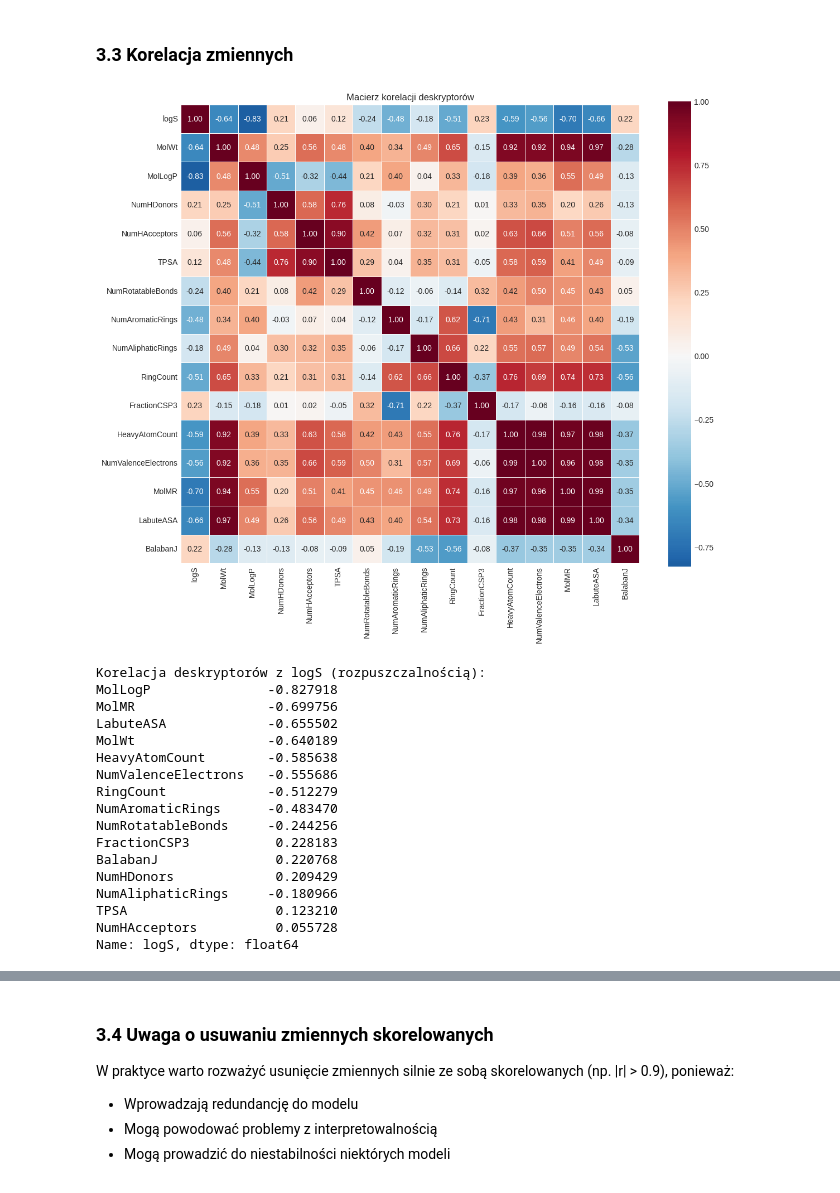
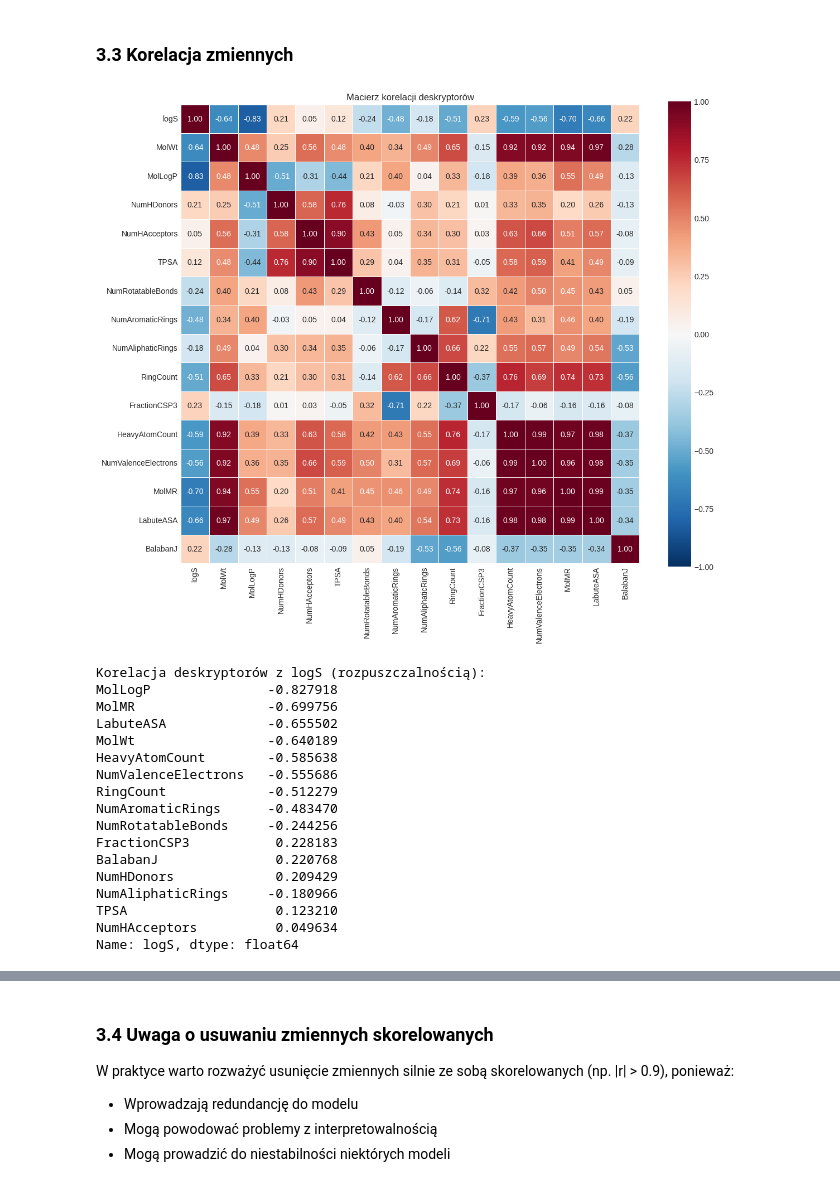
Before and after one commit to marekb-sci/Introduction_to_Biophysics_ML, a Jupyter notebook: cw01_tabelaryczne_ml_ESOL.ipynb, the cells around one changed output, grey strips where cells are left out. Saved outputs shown, nothing was run; the diff lists cells and outputs as text; code cells hidden in the pictures.

```diff
--- a/cw01_tabelaryczne_ml_ESOL.ipynb
+++ b/cw01_tabelaryczne_ml_ESOL.ipynb
@@ -399,12 +399,12 @@ Liczba dostępnych deskryptorów: 217
 Przykładowe deskryptory: ['MaxAbsEStateIndex', 'MaxEStateIndex', 'MinAbsEStateIndex', 'MinEStateIndex', 'qed', 'SPS', 'MolWt', 'HeavyAtomMolWt', 'ExactMolWt', 'NumValenceElectrons']
 # %%
 # Wybierzemy podzbiór użytecznych deskryptorów
-selected_descriptors = [
-    'MolWt', 'MolLogP', 'NumHDonors', 'NumHAcceptors', 'TPSA',
-    'NumRotatableBonds', 'NumAromaticRings', 'NumAliphaticRings',
-    'RingCount', 'FractionCSP3', 'HeavyAtomCount', 'NumValenceElectrons',
-    'MolMR', 'LabuteASA', 'BalabanJ'
-]
+selected_descriptors = descriptor_names #[
+#     'MolWt', 'MolLogP', 'NumHDonors', 'NumHAcceptors', 'TPSA',
+#     'NumRotatableBonds', 'NumAromaticRings', 'NumAliphaticRings',
+#     'RingCount', 'FractionCSP3', 'HeavyAtomCount', 'NumValenceElectrons',
+#     'MolMR', 'LabuteASA', 'BalabanJ'
+# ]
 
 # Kalkulator deskryptorów
 calc = MoleculeDescriptors.MolecularDescriptorCalculator(selected_descriptors)
@@ -627,17 +619,17 @@ plt.show()
 # %%
 # Macierz korelacji
 numeric_cols = df_full.select_dtypes(include=[np.number]).columns
 correlation_matrix = df_full[numeric_cols].corr()
 
 # Heatmapa korelacji
 plt.figure(figsize=(12, 10))
 sns.heatmap(correlation_matrix, annot=True, cmap='RdBu_r', center=0,
-            fmt='.2f', square=True, linewidths=0.5)
+            fmt='.2f', square=True, linewidths=0.5, vmin=-1, vmax=1)
 plt.title('Macierz korelacji deskryptorów')
 plt.tight_layout()
 plt.show()
 # %% [output]
-[figure, old version]
+[figure, new version]
 # %%
 # Korelacja deskryptorów ze zmienną docelową
 target_corr = correlation_matrix['logS'].drop('logS').sort_values(key=abs, ascending=False)
@@ -659,7 +651,7 @@ BalabanJ               0.220768
 NumHDonors             0.209429
 NumAliphaticRings     -0.180966
 TPSA                   0.123210
-NumHAcceptors          0.055728
+NumHAcceptors          0.049634
 Name: logS, dtype: float64
 # %%
 # Scatter plot dla najbardziej skorelowanych zmiennych
```
Also changed, not shown: parts of 29 cells of this notebook, 1 other file.
